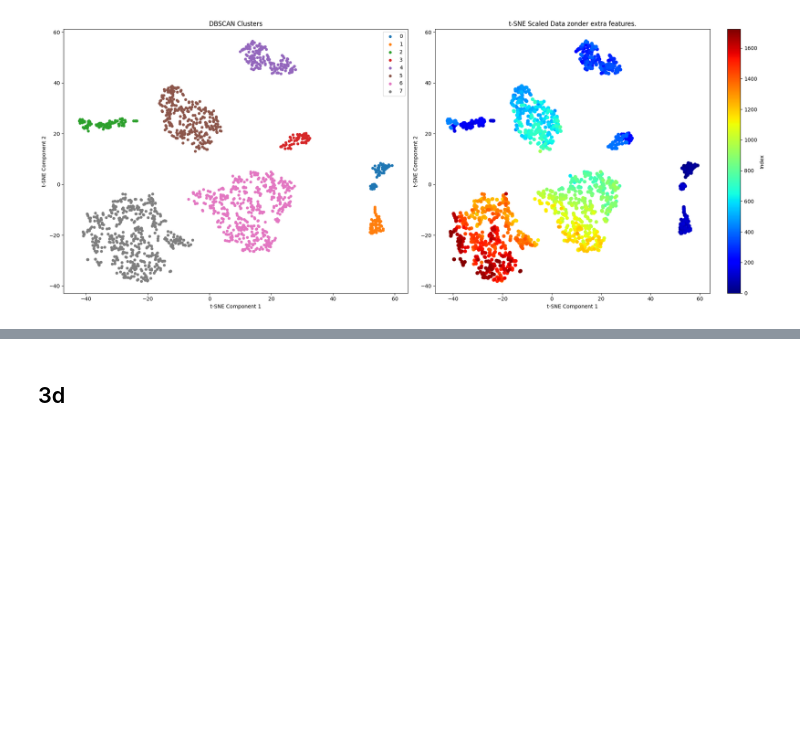
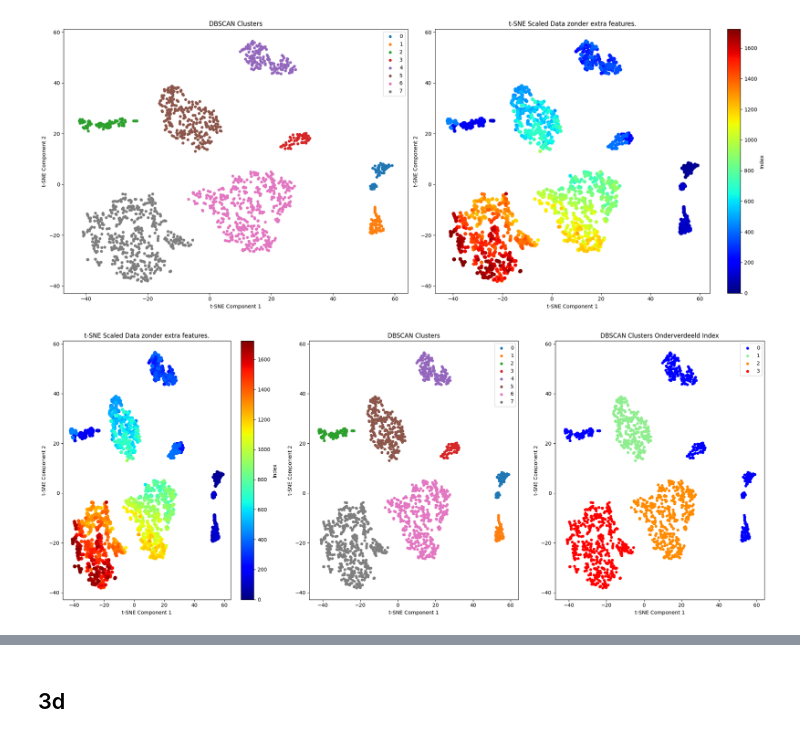
Before and after one commit to luukhfontys/Datascience-eindopdracht, a Jupyter notebook: DS Eindopdracht.ipynb, the cells around one changed output, grey strips where cells are left out. Saved outputs shown, nothing was run; the diff lists cells and outputs as text; code cells hidden in the pictures; blank space fills up the shorter version.

```diff
--- a/DS Eindopdracht.ipynb
+++ b/DS Eindopdracht.ipynb
@@ -907,7 +907,7 @@ for key, item in cluster_info.items():
 df = pd.read_excel('dataset_features_b1.xlsx')
 data = df[['mean_y', 'rms_y', 'spectral_flatness_y', 'sample_entropy_y', 'index']]
 scaler = StandardScaler()
-X_scaled = scaler.fit_transform(X_vert_zonder)
+X_scaled = scaler.fit_transform(data)
 
 # Apply t-SNE
 tsne = TSNE(n_components=2, random_state=42)
@@ -989,6 +989,76 @@ plt.tight_layout()
 plt.show()
 # %% [output]
 [figure]
+# %%
+dbscan = DBSCAN(eps=4, min_samples=10)
+clusters = dbscan.fit_predict(tsne_data)
+
+# Create a figure with two subplots side by side
+fig, axs = plt.subplots(1, 3, figsize=(20, 8))
+
+# Plot the DBSCAN clusters
+for i in np.unique(clusters):
+    filter_cluster_i = clusters == i
+    if i == -1:
+        color = 'k'
+        marker = 'x'
+    else:
+        color = None
+        marker = 'o'
+
+    axs[1].scatter(tsne_data[filter_cluster_i, 0], tsne_data[filter_cluster_i, 1], s=20, marker=marker, label=i, c=color)
+
+axs[1].legend()
+axs[1].set_title('DBSCAN Clusters')
+axs[1].set_xlabel('t-SNE Component 1')
+axs[1].set_ylabel('t-SNE Component 2')
+
+# Pas de waarden aan volgens jouw specificaties:
+clusters = np.where(clusters <= 4, 0, clusters)  # Waarden 0, 1, 2, 3, 4 naar 0
+clusters = np.where((clusters == 5), 1, clusters)
+clusters = np.where((clusters == 6), 2, clusters)  # Waarden 5, 6, 7 naar 1
+clusters = np.where((clusters >=7), 3, clusters)
+
+
+
+# Plot the DBSCAN clusters
+for i in np.unique(clusters):
+    filter_cluster_i = clusters == i
+    if i == -1:
+        color = 'k'
+        marker = 'x'
+    elif i == 0:
+        color = 'blue'
+        marker = 'o'
+    elif i == 1:
+        color = 'lightgreen'
+        marker = 'o'
+    elif i == 2:
+        color = 'darkorange'
+        marker = 'o'
+    elif i == 3:
+        color = 'red'
+        marker = 'o'
+
+    axs[2].scatter(tsne_data[filter_cluster_i, 0], tsne_data[filter_cluster_i, 1], s=20, marker=marker, label=i, c=color)
+
+axs[2].legend()
+axs[2].set_title('DBSCAN Clusters Onderverdeeld Index')
+axs[2].set_xlabel('t-SNE Component 1')
+axs[2].set_ylabel('t-SNE Component 2')
+
+# Plot the t-SNE result
+scatter = axs[0].scatter(tsne_data[:, 0], tsne_data[:, 1], c=df['index'], cmap='jet')
+plt.colorbar(scatter, ax=axs[0], label='Index')
+axs[0].set_xlabel('t-SNE Component 1')
+axs[0].set_ylabel('t-SNE Component 2')
+axs[0].set_title('t-SNE Scaled Data zonder extra features.')
+
+# Show the combined plot
+plt.tight_layout()
+plt.show()
+# %% [output]
+[figure, added]
 # %%
 merged_clusters = clusters.copy()
 merged_clusters[np.isin(clusters, [0, 1, 2, 3, 4])] = 0
```
Also changed, not shown: parts of 4 cells of this notebook.
